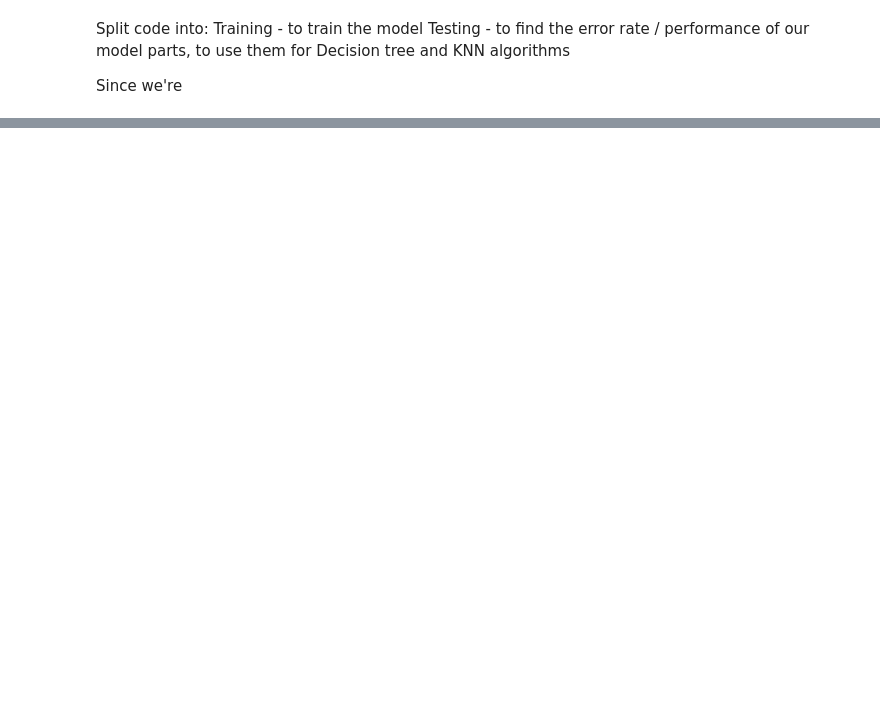
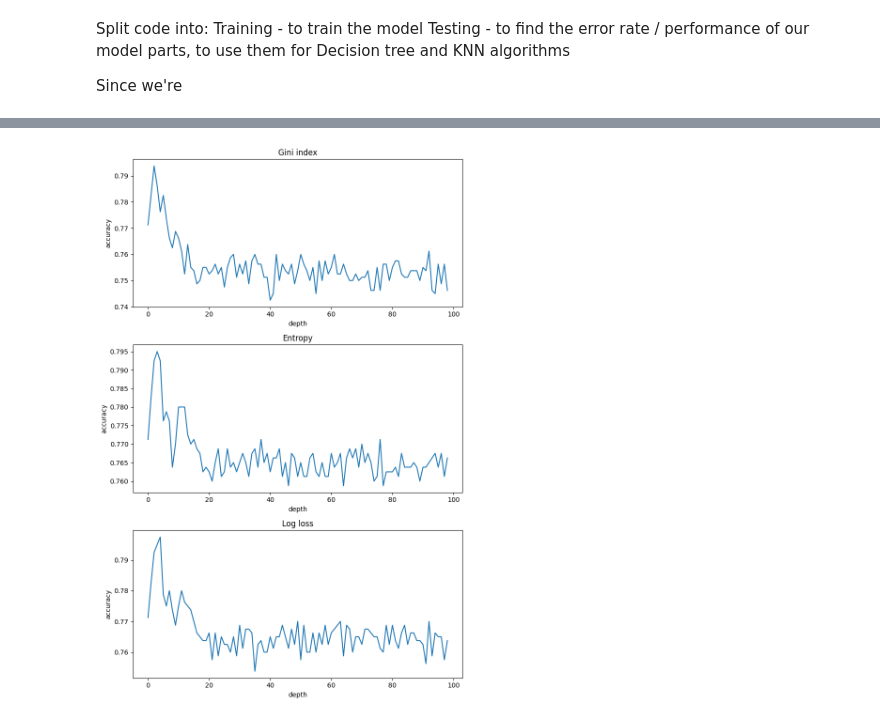
Before and after one commit to rikivols/machine_learning_exercises, a Jupyter notebook: 01/homework_01.ipynb, the cells around one changed output, grey strips where cells are left out. Drawn from its saved outputs; the diff is of its cells as text; code cells hidden in the pictures; blank space fills up the shorter version.

```diff
--- a/01/homework_01.ipynb
+++ b/01/homework_01.ipynb
@@ -464,3 +469,15 @@ Testing - to find the error rate / performance of our model
 parts, to use them for Decision tree and KNN algorithms
 
 Since we're
+# %%
+
+# split the data into X and Y
+Xtrain, Xtest, Ytrain, Ytest = train_test_split(
+    df.drop('survived', axis=1), df.survived, test_size=0.2, random_state=random_seed
+)
+
+Xtrain = pd.DataFrame(scaler.fit_transform(Xtrain), index=Xtrain.index, columns=Xtrain.columns)
+
+# normalize the values we're using to predict
+# Xtrain = scaler.fit_transform(Xtrain)
+Xtest = scaler.fit_transform(Xtest)
@@ -466,0 +532,21 @@ Since we're
+# %%
+fig, ax = plt.subplots(3, 1, figsize=(8, 12))
+
+ax[0].plot(all_metrics[:decision_tree_max_depth-1])
+ax[0].set_title('Gini index')
+ax[0].set_xlabel('depth')
+ax[0].set_ylabel('accuracy')
+
+ax[1].plot(all_metrics[decision_tree_max_depth-1:decision_tree_max_depth*2-2])
+ax[1].set_title('Entropy')
+ax[1].set_xlabel('depth')
+ax[1].set_ylabel('accuracy')
+
+ax[2].plot(all_metrics[decision_tree_max_depth*2-2:])
+ax[2].set_title('Log loss')
+ax[2].set_xlabel('depth')
+ax[2].set_ylabel('accuracy')
+
+plt.tight_layout()
+# %% [output]
+[figure, added]
```
Also changed, not shown: parts of 12 cells of this notebook.
